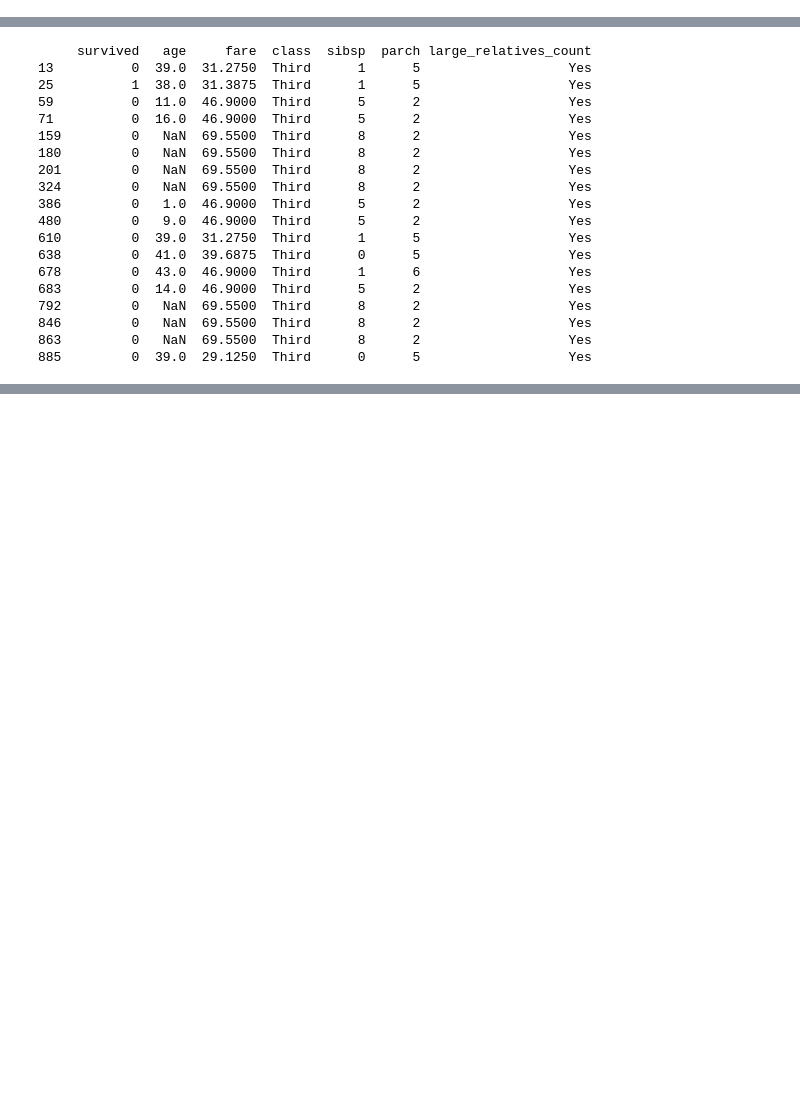
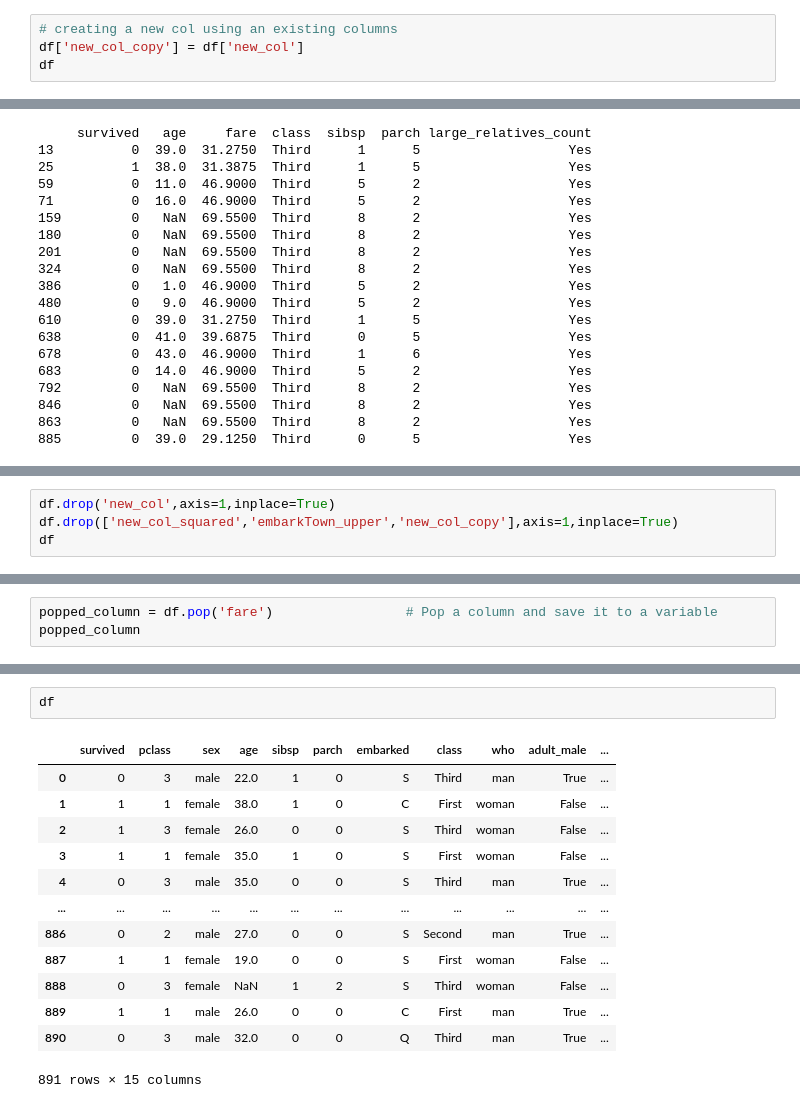
Before and after one commit to Vaishnavi-Gajinkar/Codingwise, a Jupyter notebook: projectsNcasestudies/titanicCS.ipynb, the cells around one changed output, grey strips where cells are left out. Drawn from its saved outputs; the diff is of its cells as text; blank space fills up the shorter version.

```diff
--- a/projectsNcasestudies/titanicCS.ipynb
+++ b/projectsNcasestudies/titanicCS.ipynb
@@ -730,3 +730,7 @@ df
 | 889 | 1 | 1 | male | 26.0 | 0 | 0 | 30.0000 | C | First | man | ... |
 | 890 | 0 | 3 | male | 32.0 | 0 | 0 | 7.7500 | Q | Third | man | ... |
 891 rows × 16 columns
+# %%
+# creating a new col using an existing columns
+df['new_col_copy'] = df['new_col']
+df
@@ -841,0 +868,4 @@ print(ndf[ndf['large_relatives_count']=="Yes"])
+# %%
+df.drop('new_col',axis=1,inplace=True)
+df.drop(['new_col_squared','embarkTown_upper','new_col_copy'],axis=1,inplace=True)
+df
@@ -841,0 +888,3 @@ print(ndf[ndf['large_relatives_count']=="Yes"])
+# %%
+popped_column = df.pop('fare')                 # Pop a column and save it to a variable
+popped_column
@@ -841,0 +904,16 @@ print(ndf[ndf['large_relatives_count']=="Yes"])
+# %%
+df
+# %% [output]
+|  | survived | pclass | sex | age | sibsp | parch | embarked | class | who | adult_male | ... |
+| 0 | 0 | 3 | male | 22.0 | 1 | 0 | S | Third | man | True | ... |
+| 1 | 1 | 1 | female | 38.0 | 1 | 0 | C | First | woman | False | ... |
+| 2 | 1 | 3 | female | 26.0 | 0 | 0 | S | Third | woman | False | ... |
+| 3 | 1 | 1 | female | 35.0 | 1 | 0 | S | First | woman | False | ... |
+| 4 | 0 | 3 | male | 35.0 | 0 | 0 | S | Third | man | True | ... |
+| ... | ... | ... | ... | ... | ... | ... | ... | ... | ... | ... | ... |
+| 886 | 0 | 2 | male | 27.0 | 0 | 0 | S | Second | man | True | ... |
+| 887 | 1 | 1 | female | 19.0 | 0 | 0 | S | First | woman | False | ... |
+| 888 | 0 | 3 | female | NaN | 1 | 2 | S | Third | woman | False | ... |
+| 889 | 1 | 1 | male | 26.0 | 0 | 0 | C | First | man | True | ... |
+| 890 | 0 | 3 | male | 32.0 | 0 | 0 | Q | Third | man | True | ... |
+891 rows × 15 columns
```
Also changed, not shown: parts of 6 cells of this notebook.
